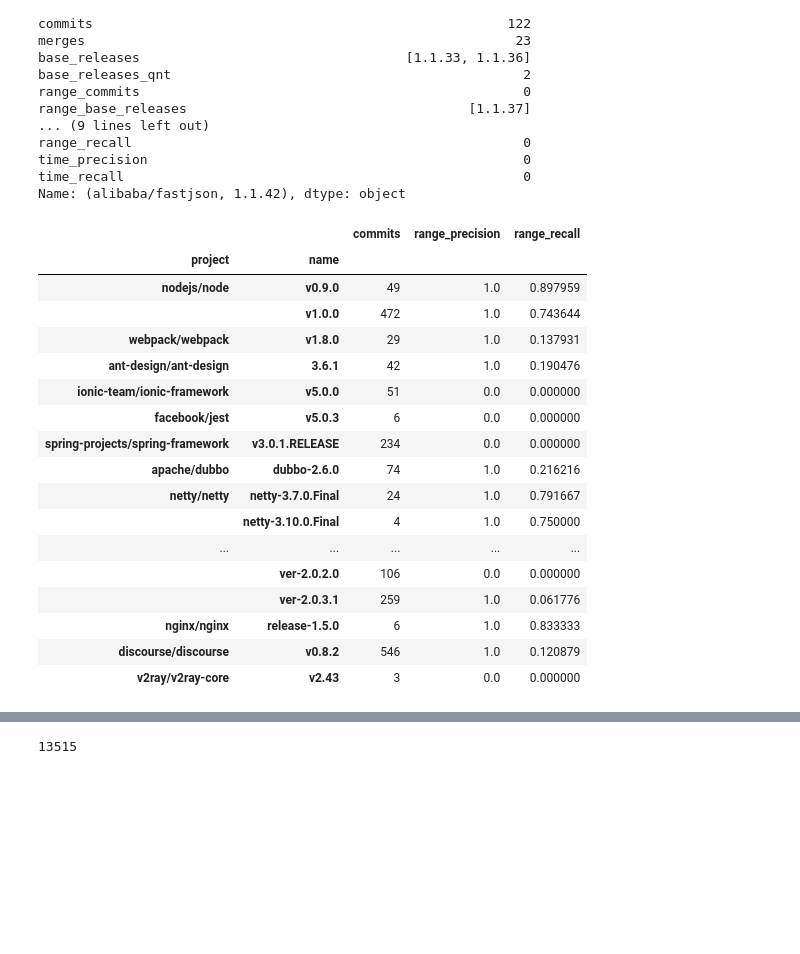
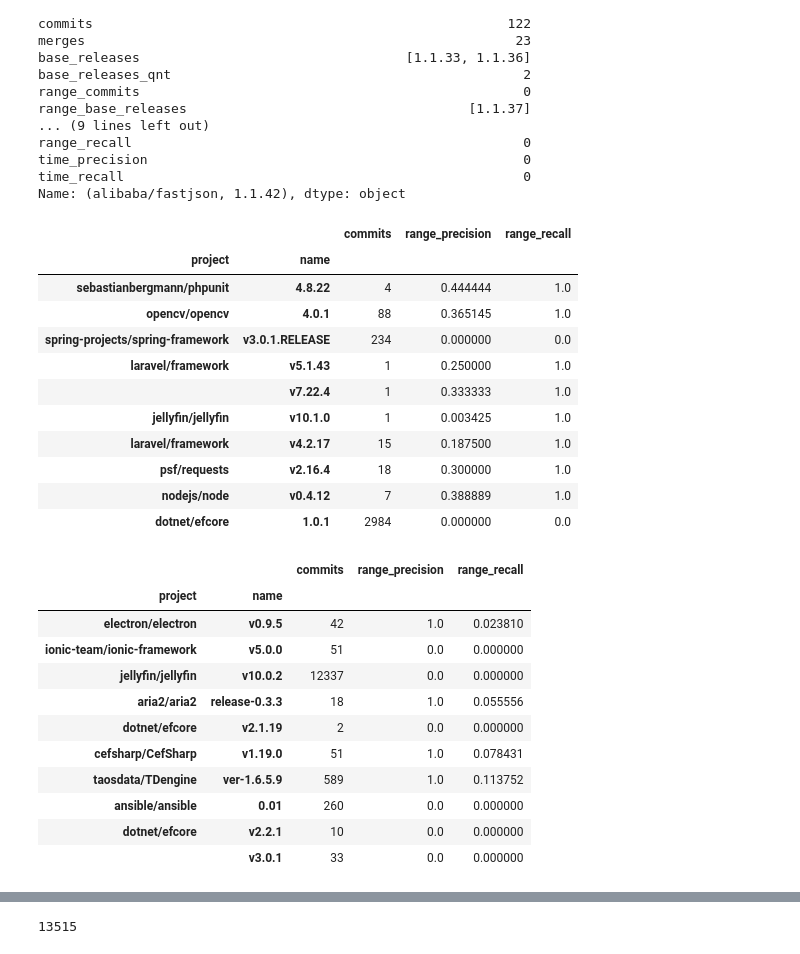
Before and after one commit to gems-uff/release-mining, a Jupyter notebook: inspect_dataset.ipynb, the cells around one changed output, grey strips where cells are left out. Cells and saved outputs as stored; diff of their text form; code cells hidden in the pictures; blank space fills up the shorter version.

```diff
--- a/inspect_dataset.ipynb
+++ b/inspect_dataset.ipynb
@@ -183,24 +183,33 @@ range_recall                                                  0
 time_precision                                                0
 time_recall                                                   0
 Name: (alibaba/fastjson, 1.1.42), dtype: object
+# %%
+releases[(releases.range_precision < .5)][["commits","range_precision","range_recall"]].sample(10)
+# %% [output]
+|  |  | commits | range_precision | range_recall |
+| project | name |  |  |  |
+| sebastianbergmann/phpunit | 4.8.22 | 4 | 0.444444 | 1.0 |
+| opencv/opencv | 4.0.1 | 88 | 0.365145 | 1.0 |
+| spring-projects/spring-framework | v3.0.1.RELEASE | 234 | 0.000000 | 0.0 |
+| laravel/framework | v5.1.43 | 1 | 0.250000 | 1.0 |
+|  | v7.22.4 | 1 | 0.333333 | 1.0 |
+| jellyfin/jellyfin | v10.1.0 | 1 | 0.003425 | 1.0 |
+| laravel/framework | v4.2.17 | 15 | 0.187500 | 1.0 |
+| psf/requests | v2.16.4 | 18 | 0.300000 | 1.0 |
+| nodejs/node | v0.4.12 | 7 | 0.388889 | 1.0 |
+| dotnet/efcore | 1.0.1 | 2984 | 0.000000 | 0.0 |
 # %%
-releases[(releases.range_recall < .9)][["commits","range_precision","range_recall"]]
+releases[(releases.range_recall < .5)][["commits","range_precision","range_recall"]].sample(10)
 # %% [output]
 |  |  | commits | range_precision | range_recall |
 | project | name |  |  |  |
-| nodejs/node | v0.9.0 | 49 | 1.0 | 0.897959 |
-|  | v1.0.0 | 472 | 1.0 | 0.743644 |
-| webpack/webpack | v1.8.0 | 29 | 1.0 | 0.137931 |
-| ant-design/ant-design | 3.6.1 | 42 | 1.0 | 0.190476 |
+| electron/electron | v0.9.5 | 42 | 1.0 | 0.023810 |
 | ionic-team/ionic-framework | v5.0.0 | 51 | 0.0 | 0.000000 |
-| facebook/jest | v5.0.3 | 6 | 0.0 | 0.000000 |
-| spring-projects/spring-framework | v3.0.1.RELEASE | 234 | 0.0 | 0.000000 |
-| apache/dubbo | dubbo-2.6.0 | 74 | 1.0 | 0.216216 |
-| netty/netty | netty-3.7.0.Final | 24 | 1.0 | 0.791667 |
-|  | netty-3.10.0.Final | 4 | 1.0 | 0.750000 |
-| ... | ... | ... | ... | ... |
-|  | ver-2.0.2.0 | 106 | 0.0 | 0.000000 |
-|  | ver-2.0.3.1 | 259 | 1.0 | 0.061776 |
-| nginx/nginx | release-1.5.0 | 6 | 1.0 | 0.833333 |
-| discourse/discourse | v0.8.2 | 546 | 1.0 | 0.120879 |
-| v2ray/v2ray-core | v2.43 | 3 | 0.0 | 0.000000 |
+| jellyfin/jellyfin | v10.0.2 | 12337 | 0.0 | 0.000000 |
+| aria2/aria2 | release-0.3.3 | 18 | 1.0 | 0.055556 |
+| dotnet/efcore | v2.1.19 | 2 | 0.0 | 0.000000 |
+| cefsharp/CefSharp | v1.19.0 | 51 | 1.0 | 0.078431 |
+| taosdata/TDengine | ver-1.6.5.9 | 589 | 1.0 | 0.113752 |
+| ansible/ansible | 0.01 | 260 | 0.0 | 0.000000 |
+| dotnet/efcore | v2.2.1 | 10 | 0.0 | 0.000000 |
+|  | v3.0.1 | 33 | 0.0 | 0.000000 |
```
Also changed, not shown: parts of 7 cells of this notebook, 4 other files.
